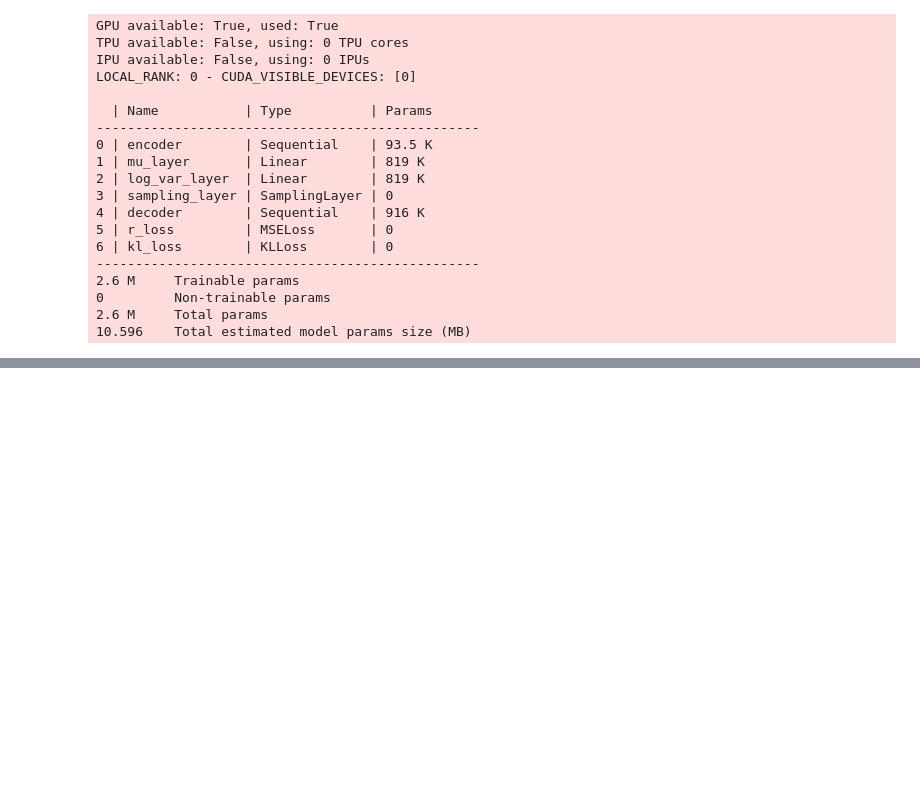
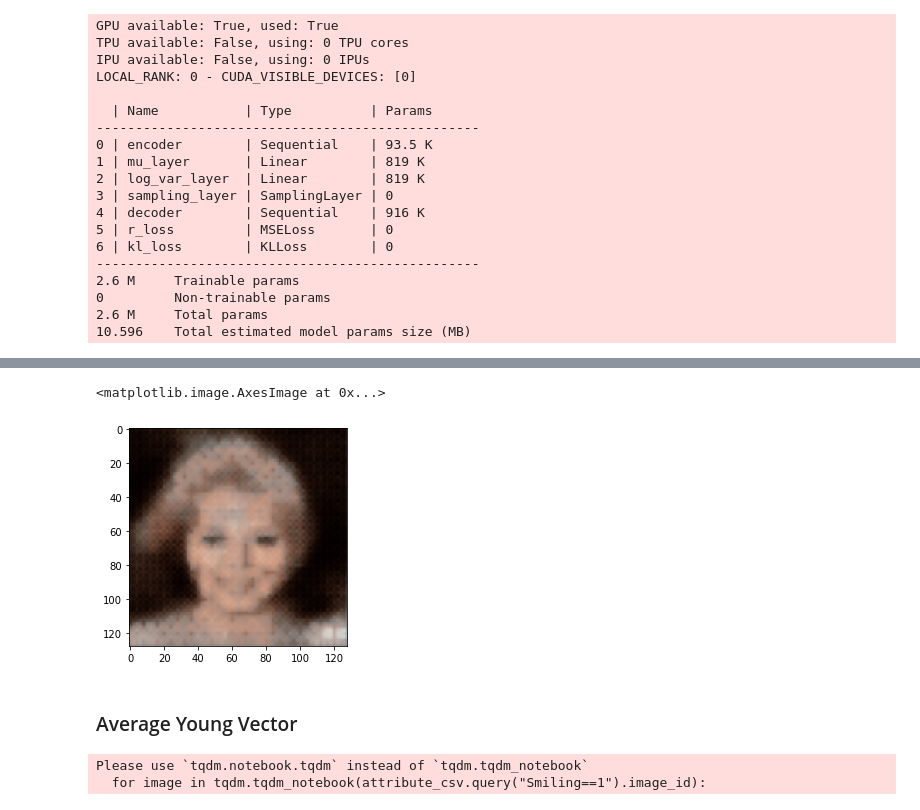
Before and after one commit to AahanSingh/Generative-Lightning, a Jupyter notebook: notebooks/1. Autoencoder Experiments.ipynb, the cells around one changed output, grey strips where cells are left out. Saved outputs shown, nothing was run; the diff lists cells and outputs as text; code cells hidden in the pictures; blank space fills up the shorter version.

```diff
--- a/notebooks/1. Autoencoder Experiments.ipynb
+++ b/notebooks/1. Autoencoder Experiments.ipynb
@@ -400,0 +408,9 @@ generate_grid(200,model)
+# %%
+model = VariationalAutoencoder(latent_size=200,
+                               r_loss_factor=10000).load_from_checkpoint("lightning_logs/version_13/checkpoints/epoch=39-step=7919.ckpt",
+                                                                         latent_size=200,
+                                                                         r_loss_factor=10000)
+transform=torchvision.transforms.Compose([
+    torchvision.transforms.ToTensor(),
+    torchvision.transforms.Resize((128,128)),
+    ])
@@ -400,0 +468,20 @@ generate_grid(200,model)
+# %%
+encoded_vec = model(inputs=input_img.unsqueeze(0),decode=False)
+decoded_img = model(inputs=encoded_vec,decode=True)
+# %%
+plt.imshow(np.transpose(decoded_img.squeeze().cpu().detach().numpy(),(1,2,0)))
+# %% [output]
+<matplotlib.image.AxesImage at 0x...>
+[figure, added]
+# %% [markdown]
+### Average Young Vector
+# %%
+avg_vector_Smiling = torch.zeros(1,200)
+for image in tqdm.tqdm_notebook(attribute_csv.query("Smiling==1").image_id):
+    male_img = Image.open("../data/raw/celebA/img_align_celeba/img_align_celeba/{}".format(image))
+    input_img = transform(male_img)
+    encoded_vec = model(inputs=input_img.unsqueeze(0),decode=False)
+    avg_vector_Smiling.add_(encoded_vec)
+# %% [output]
+Please use `tqdm.notebook.tqdm` instead of `tqdm.tqdm_notebook`
+  for image in tqdm.tqdm_notebook(attribute_csv.query("Smiling==1").image_id):
```
Also changed, not shown: parts of 12 cells of this notebook.
